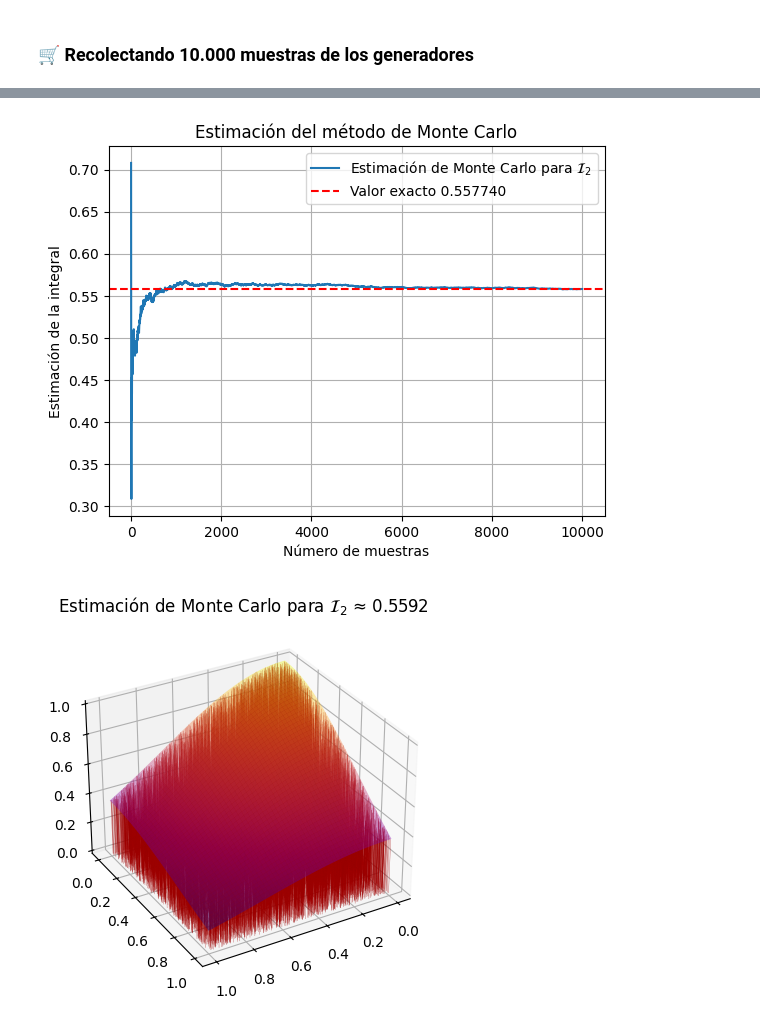
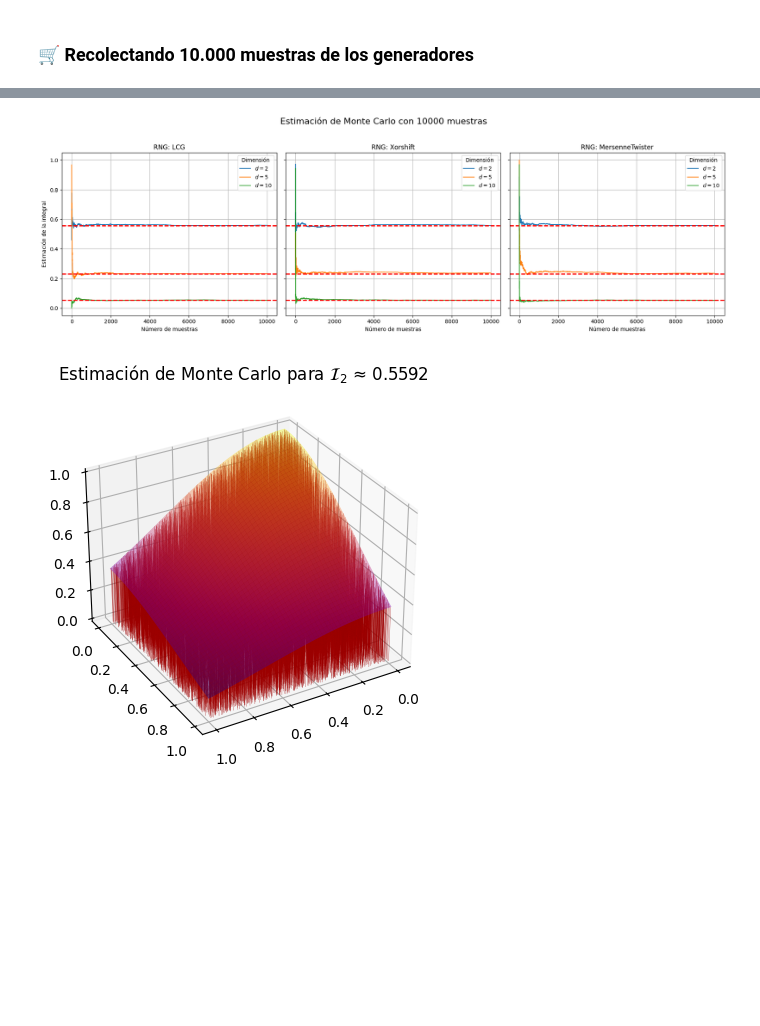
Before and after one commit to nieto-lucas/Trabajo-especial-mys, a Jupyter notebook: trabajo-especial.ipynb, the cells around one changed output, grey strips where cells are left out. Cells and saved outputs as stored; diff of their text form; code cells hidden in the pictures; blank space fills up the shorter version.

```diff
--- a/trabajo-especial.ipynb
+++ b/trabajo-especial.ipynb
@@ -129,8 +129,8 @@ for dim, real_val in dimensions.items():
 -------------------------------------------------------------------------------------------------
 # %%
-Plotters.gaussian_estimation_Ndim(Nsamples=SAMPLE_SIZE_SMALL, rng=lcg, d=TWO_DIMENSIONS)
+Plotters.gaussian_estimation_Ndim(Nsamples=SAMPLE_SIZE_SMALL, seed=SEED)
 # %% [output]
-[figure, old version]
+[figure, new version]
 # %%
 Plotters.gaussian_estimation_3D(Nsamples=SAMPLE_SIZE_SMALL, rng=lcg)
 # %% [output]
```
Also changed, not shown: parts of 4 cells of this notebook, 2 other files.
